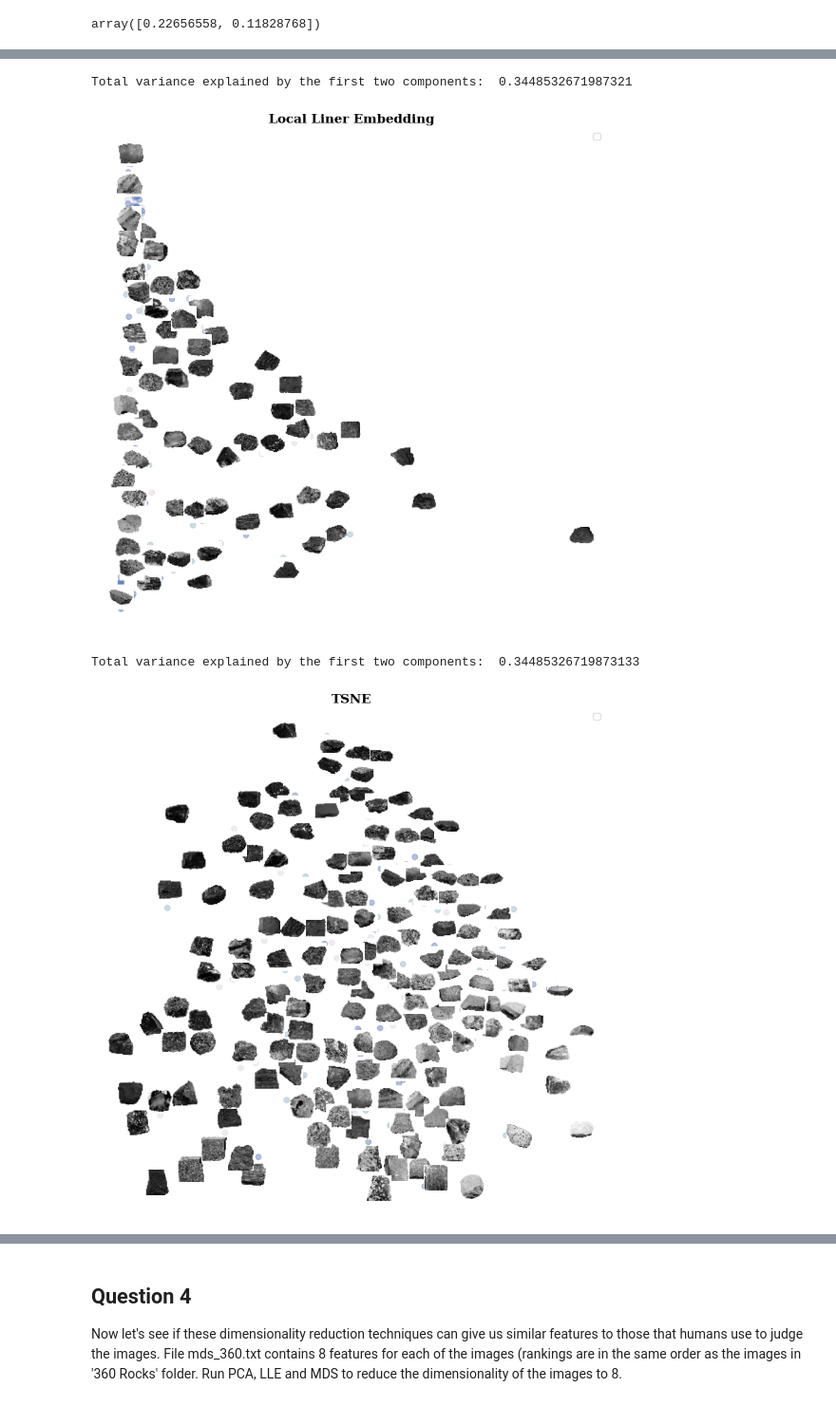
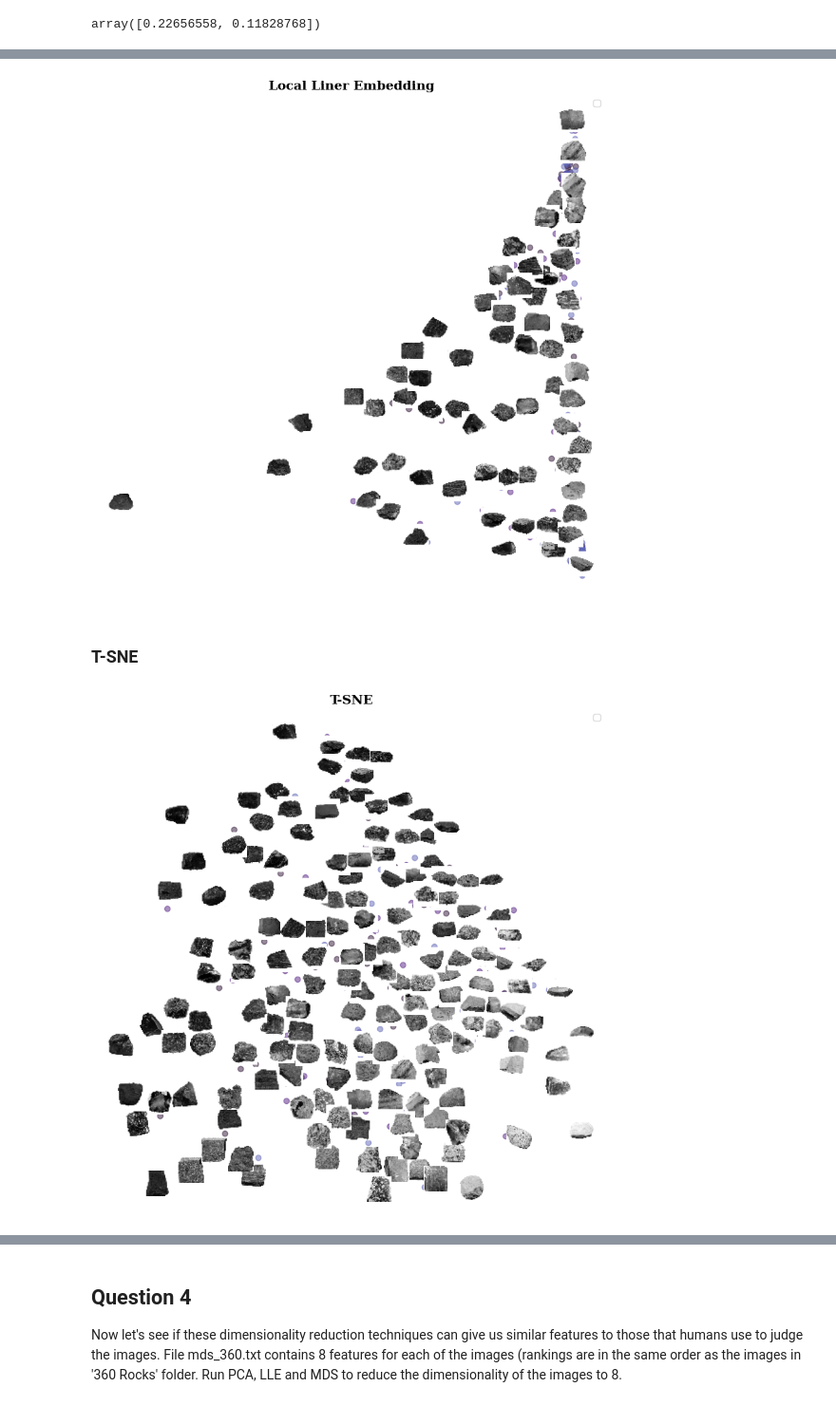
Before and after one commit to jackyeung99/Applied_Machine_Learning, a Jupyter notebook: Assignment03/03_Q1.ipynb, the cells around one changed output, grey strips where cells are left out. Shown at 95% size. Drawn from its saved outputs; the diff is of its cells as text; code cells hidden in the pictures.

```diff
--- a/Assignment03/03_Q1.ipynb
+++ b/Assignment03/03_Q1.ipynb
@@ -56,7 +56,7 @@ plt.rc('ytick', labelsize=10)
 #### Global Variables and file paths
 # %%
 RANDOM_STATE = 99
-COLOR_MAP = plt.cm.twilight
+COLOR_MAP = plt.cm.twilight_shifted
 IMAGE_FOLDER = "Data/Rock_Images"
 VALIDATION_FOLDER = "Data/Validation_Images"
 HUMAN_PREDICTIVE_FEATURES = "Data/mds_360.txt"
@@ -345,14 +351,14 @@ Reduced_X = lle.fit_transform(DATA)
 method = 'Local Liner Embedding'
 plot_principle_components(Reduced_X, method)
 # %% [output]
-Total variance explained by the first two components:  0.3448532671987321
-[figure, old version]
+[figure, new version]
+# %% [markdown]
+### T-SNE
 # %%
 
 tsne = TSNE(n_components=2, perplexity=1, random_state=0)
 Reduced_X = pca_two.fit_transform(DATA)
-method = 'TSNE'
+method = 'T-SNE'
 plot_principle_components(Reduced_X, method)
 # %% [output]
-Total variance explained by the first two components:  0.34485326719873133
-[figure, old version]
+[figure, new version]
```
Also changed, not shown: parts of 76 cells of this notebook, 2 other files.
